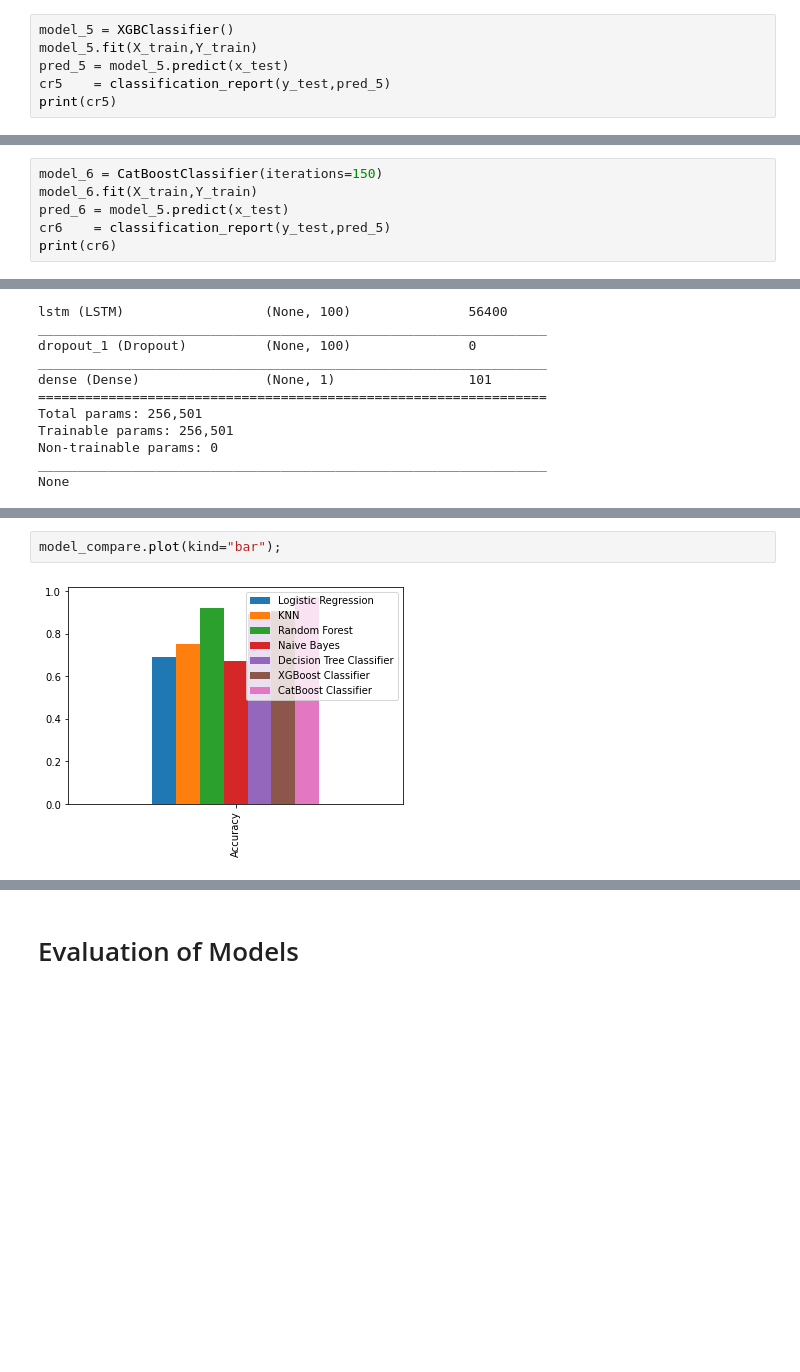
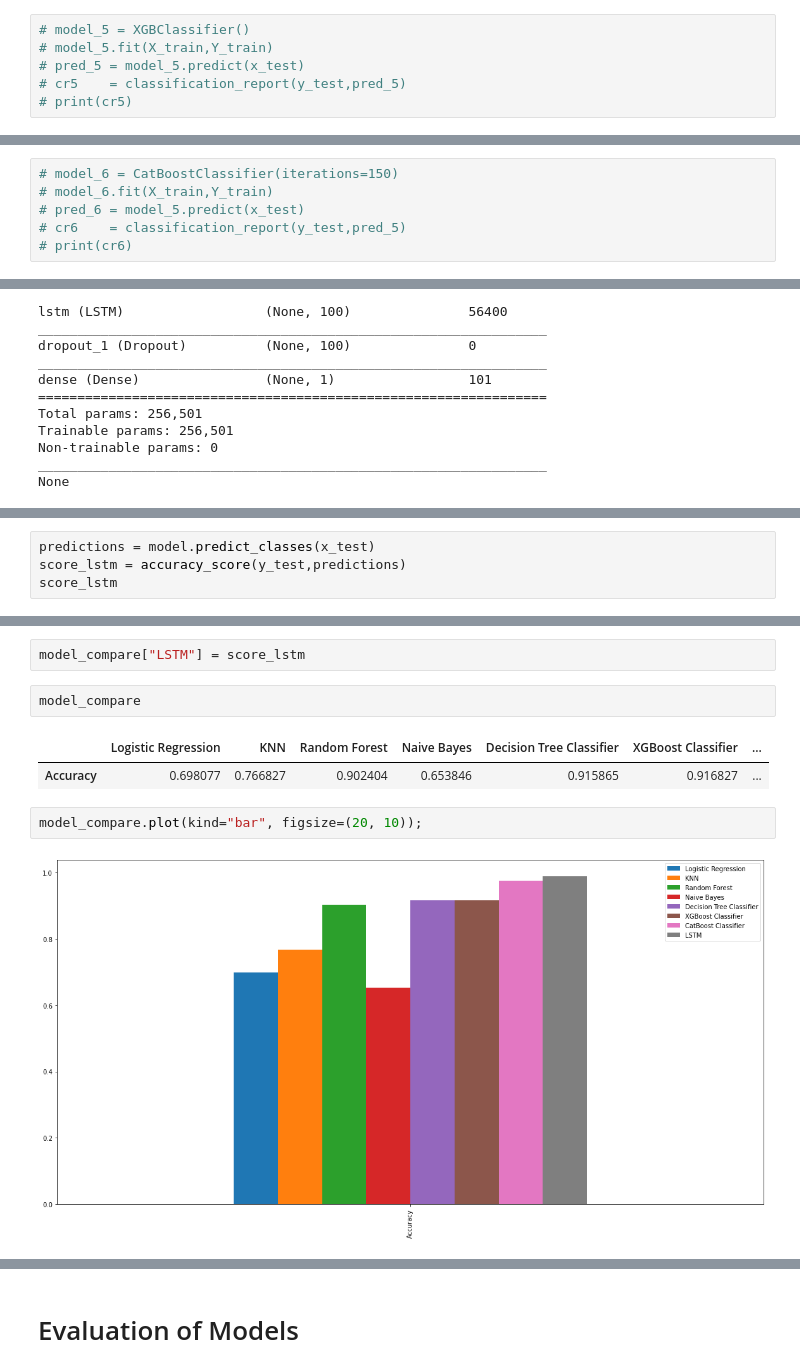
Before and after one commit to khandorvatsal/fake-news-analysis, a Jupyter notebook: fakenews-classification-using-ml-and-deep-learning.ipynb, the cells around one changed output, grey strips where cells are left out. Cells and saved outputs as stored; diff of their text form; blank space fills up the shorter version.

```diff
--- a/fakenews-classification-using-ml-and-deep-learning.ipynb
+++ b/fakenews-classification-using-ml-and-deep-learning.ipynb
@@ -376,8 +335,8 @@ weighted avg       0.92      0.91      0.91      2080
 # %% [markdown]
 **5. XGBOOST**
 # %%
-model_5 = XGBClassifier()
-model_5.fit(X_train,Y_train)
-pred_5 = model_5.predict(x_test)
-cr5    = classification_report(y_test,pred_5)
-print(cr5)
+# model_5 = XGBClassifier()
+# model_5.fit(X_train,Y_train)
+# pred_5 = model_5.predict(x_test)
+# cr5    = classification_report(y_test,pred_5)
+# print(cr5)
@@ -393,8 +343,8 @@ weighted avg       0.91      0.91      0.91      2080
 # %% [markdown]
 **6.Catboost**
 # %%
-model_6 = CatBoostClassifier(iterations=150)
-model_6.fit(X_train,Y_train)
-pred_6 = model_5.predict(x_test)
-cr6    = classification_report(y_test,pred_5)
-print(cr6)
+# model_6 = CatBoostClassifier(iterations=150)
+# model_6.fit(X_train,Y_train)
+# pred_6 = model_5.predict(x_test)
+# cr6    = classification_report(y_test,pred_5)
+# print(cr6)
@@ -478 +410,5 @@ Epoch 10/10
 <tensorflow.python.keras.callbacks.History at 0x...>
+# %%
+predictions = model.predict_classes(x_test)
+score_lstm = accuracy_score(y_test,predictions)
+score_lstm
@@ -498,4 +427,11 @@ model_compare
+# %%
+model_compare["LSTM"] = score_lstm
+# %%
+model_compare
+# %% [output]
+|  | Logistic Regression | KNN | Random Forest | Naive Bayes | Decision Tree Classifier | XGBoost Classifier | ... |
+| Accuracy | 0.698077 | 0.766827 | 0.902404 | 0.653846 | 0.915865 | 0.916827 | ... |
 # %%
-model_compare.plot(kind="bar");
+model_compare.plot(kind="bar", figsize=(20, 10));
 # %% [output]
-[figure, old version]
+[figure, new version]
```
Also changed, not shown: parts of 45 cells of this notebook, 4 other files.
